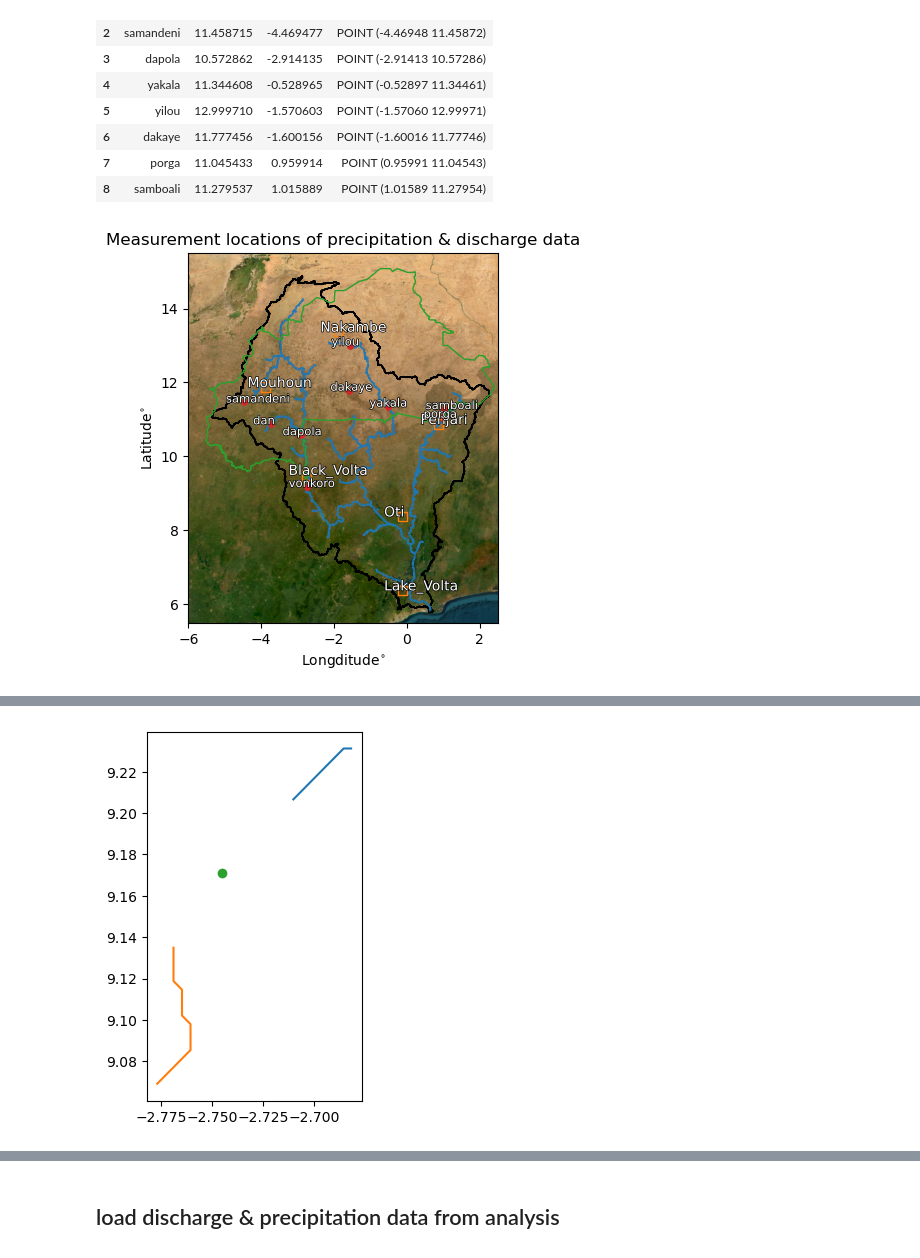
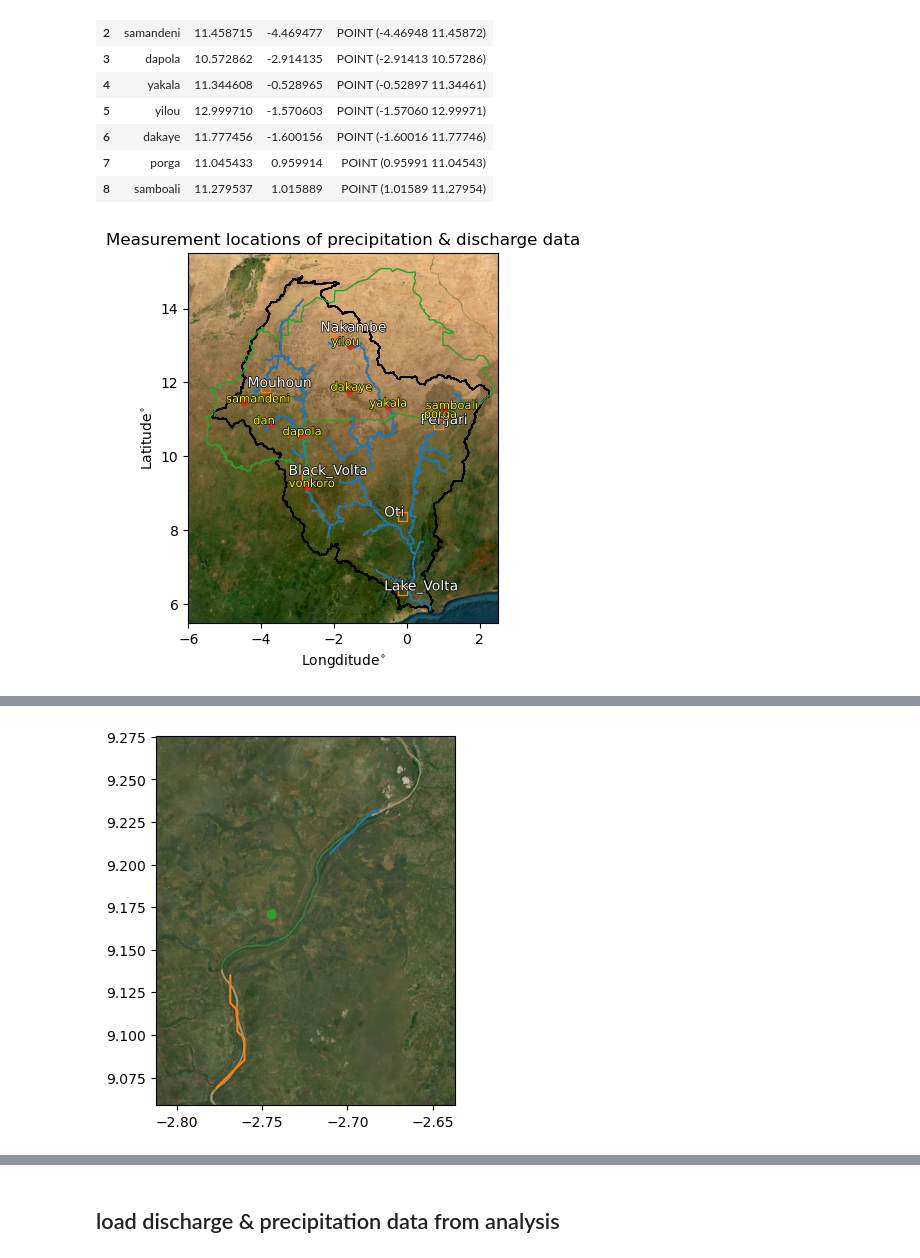
Before and after one commit to Daafip/Volta-burkina-faso, a Jupyter notebook: data/Combining data/combination of data sources.ipynb, the cells around one changed output, grey strips where cells are left out. Drawn from its saved outputs; the diff is of its cells as text; code cells hidden in the pictures.

```diff
--- a/data/Combining data/combination of data sources.ipynb
+++ b/data/Combining data/combination of data sources.ipynb
@@ -92,7 +92,7 @@ for index, name in enumerate(gdf_precip.name):
 for index, name in enumerate(gdf_discharge_client.name):
     ax.annotate(f"{name}" ,
                 (gdf_discharge_client.iloc[index].geometry.x-0.5,
-                 gdf_discharge_client.iloc[index].geometry.y),zorder=10, color="w",
+                 gdf_discharge_client.iloc[index].geometry.y),zorder=10, color="yellow",
                  path_effects=[matplotlib.patheffects.withStroke(linewidth=1, foreground="k")],
                  fontsize="small")
 # set appearance
@@ -103,19 +103,26 @@ ax.set_ylabel("Latitude$^{\circ}$");
 ax.set_ylim((5.5,15.5))
 ax.set_xlim((-6,2.5));
 # %% [output]
-[figure, old version]
+[figure, new version]
 # %%
 i=0
 point_discharge = gdf_discharge_client.iloc[i].geometry.buffer(0.05)
 selected_segement =  main_rivers[main_rivers.crosses(point_discharge)]
 
-ax = selected_segement.iloc[[0]].plot()
-selected_segement.iloc[[1]].plot(ax=ax,color="C1")
-gdf_discharge_client.iloc[[i]].plot(ax=ax,color="C2")
+try:
+    ax = selected_segement.iloc[[0]].plot()
+    selected_segement.iloc[[1]].plot(ax=ax,color="C1")
+    gdf_discharge_client.iloc[[i]].plot(ax=ax,color="C2")
+
+    bounds_stations = (ax.get_xlim()[0], ax.get_ylim()[0], ax.get_xlim()[1], ax.get_ylim()[1])
+    with rasterio.open(get_background_map(f"river_selction_{i}", bounds_stations)) as r:
+        rioshow(r, ax=ax)
+except IndexError:
+    print("no segement found")
 
 selected_segement
 # %% [output]
 |  | HYRIV_ID | NEXT_DOWN | MAIN_RIV | LENGTH_KM | DIST_DN_KM | DIST_UP_KM | CATCH_SKM | UPLAND_SKM | ENDORHEIC | ... |
 | 984 | 10664588 | 10665503 | 10821582 | 4.36 | 870.4 | 1008.8 | 22.25 | 119470.4 | 0 | ... |
 | 1000 | 10670420 | 10671681 | 10821582 | 8.54 | 850.3 | 1029.0 | 61.47 | 121367.0 | 0 | ... |
-[figure, old version]
+[figure, new version]
```
Also changed, not shown: parts of 23 cells of this notebook, 12 other files.
